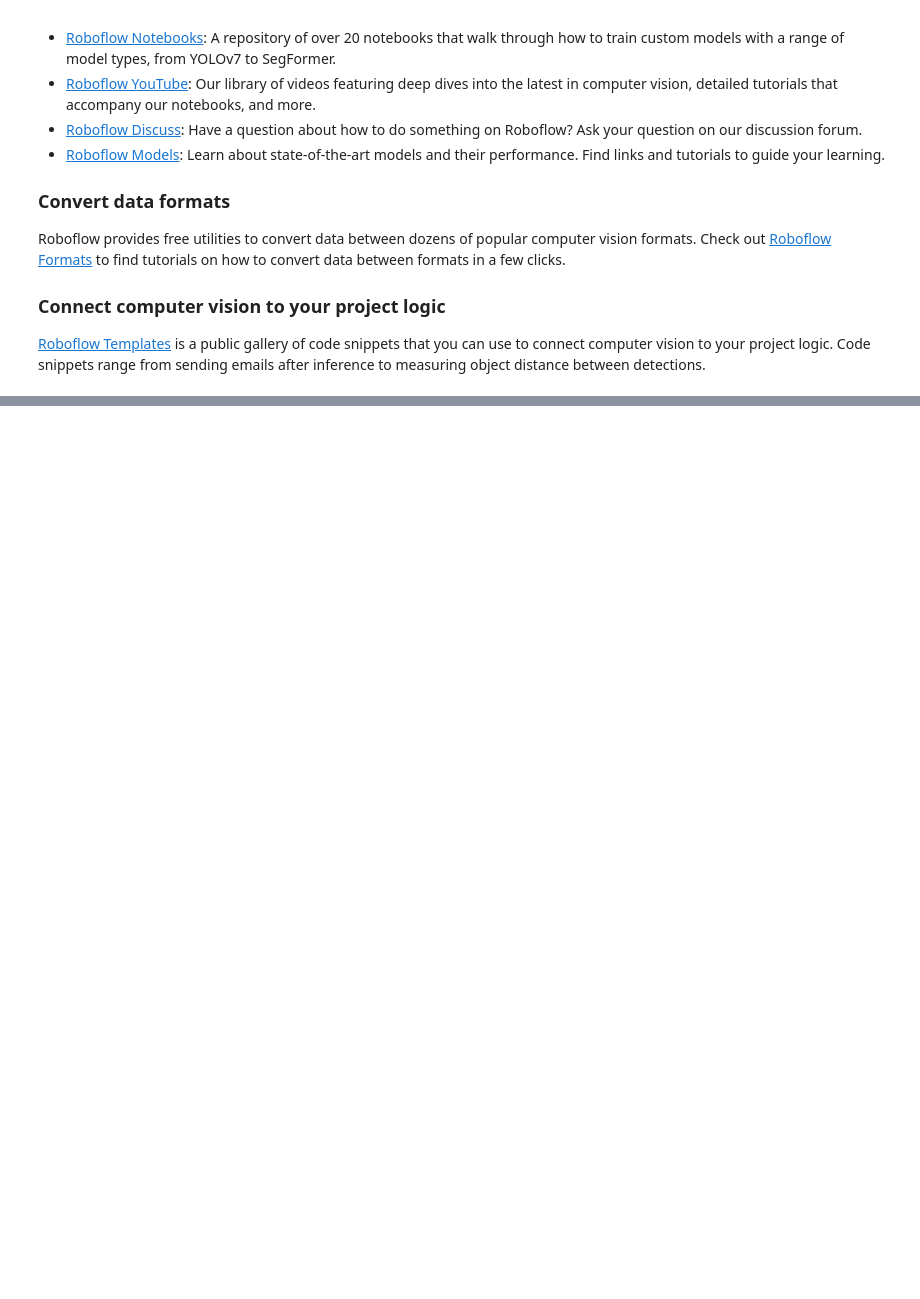
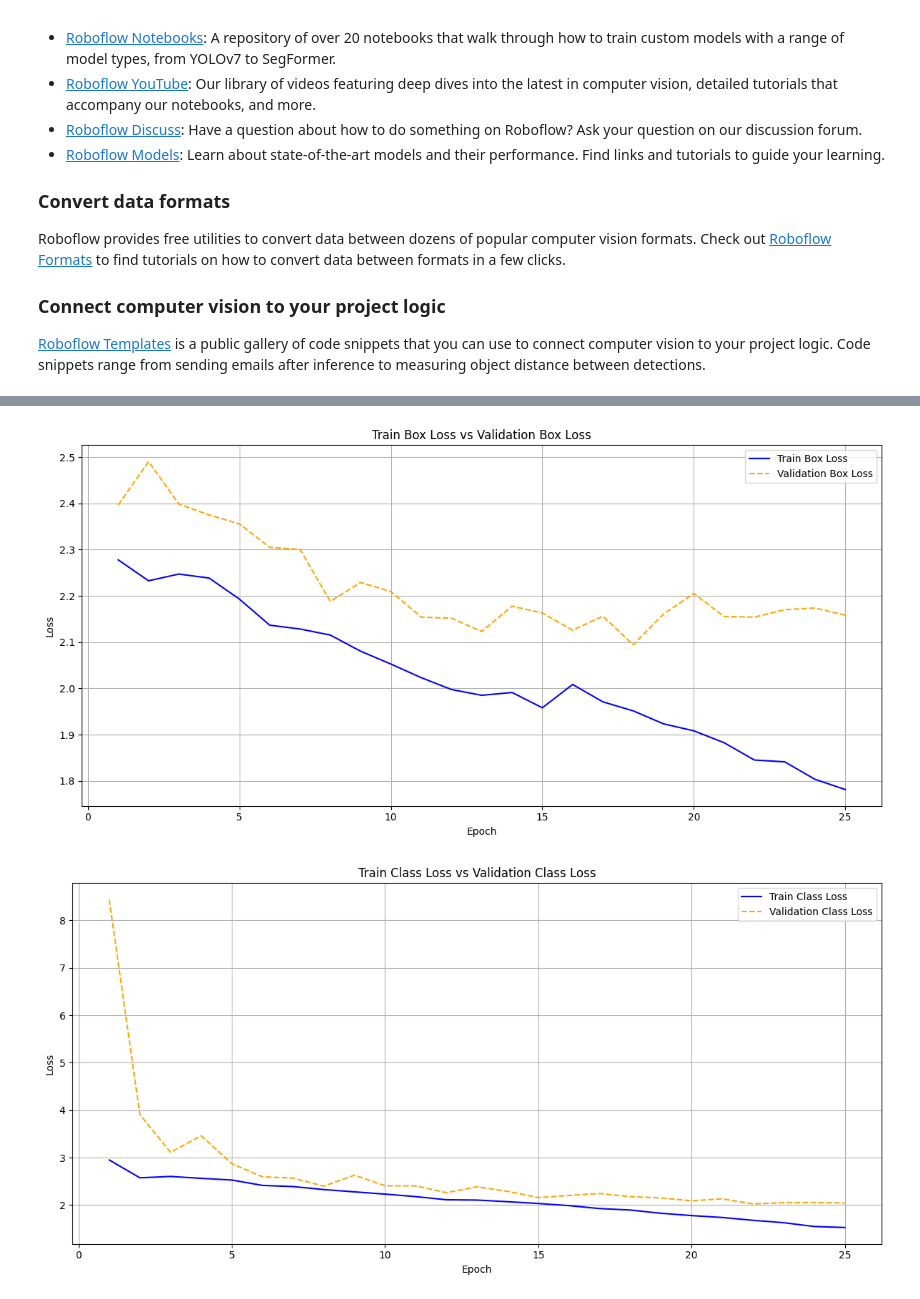
Before and after one commit to Fakhrezy/tbComVis-yolov8, a Jupyter notebook: TrainData.ipynb, the cells around one changed output, grey strips where cells are left out. Saved outputs shown, nothing was run; the diff lists cells and outputs as text; code cells hidden in the pictures; blank space fills up the shorter version.

Commit message:
tambah perbandingan

```diff
--- a/TrainData.ipynb
+++ b/TrainData.ipynb
@@ -509,0 +606,71 @@ Roboflow provides free utilities to convert data between dozens of popular compu
+# %%
+import pandas as pd
+import matplotlib.pyplot as plt
+
+# Path ke file log yang berisi data pelatihan
+file_path = 'runs/detect/train/results.csv'  # Ubah sesuai dengan path file log Anda
+
+# Membaca data dari file log
+data = pd.read_csv(file_path)
+
+# Menghapus spasi dari nama kolom jika perlu
+data.columns = data.columns.str.strip()
+
+# Mengekstrak data untuk grafik
+epochs = data['epoch']
+train_box_loss = data['train/box_loss']
+val_box_loss = data['val/box_loss']
+
+train_cls_loss = data['train/cls_loss']
+val_cls_loss = data['val/cls_loss']
+
+train_dfl_loss = data['train/dfl_loss']
+val_dfl_loss = data['val/dfl_loss']
+
+metrics_precision = data['metrics/precision(B)']
+metrics_recall = data['metrics/recall(B)']
+metrics_mAP50 = data['metrics/mAP50(B)']
+metrics_mAP50_95 = data['metrics/mAP50-95(B)']
+
+# Fungsi untuk membuat grafik perbandingan
+def plot_comparison(x, y1, y2, label1, label2, ylabel, title, filename):
+    plt.figure(figsize=(12, 6))
+    plt.plot(x, y1, color='blue', label=label1)
+    plt.plot(x, y2, color='orange', linestyle='--', label=label2)
+    plt.xlabel('Epoch')
+    plt.ylabel(ylabel)
+    plt.title(title)
+    plt.legend()
+    plt.grid(True)
+    plt.tight_layout()
+    plt.savefig(filename)
+    plt.show()
+
+# Membuat grafik perbandingan untuk setiap metrik
+plot_comparison(epochs, train_box_loss, val_box_loss,
+                'Train Box Loss', 'Validation Box Loss',
+                'Loss', 'Train Box Loss vs Validation Box Loss',
+                'train_box_loss_vs_val_box_loss.png')
+
+plot_comparison(epochs, train_cls_loss, val_cls_loss,
+                'Train Class Loss', 'Validation Class Loss',
+                'Loss', 'Train Class Loss vs Validation Class Loss',
+                'train_cls_loss_vs_val_cls_loss.png')
+
+plot_comparison(epochs, train_dfl_loss, val_dfl_loss,
+                'Train DFL Loss', 'Validation DFL Loss',
+                'Loss', 'Train DFL Loss vs Validation DFL Loss',
+                'train_dfl_loss_vs_val_dfl_loss.png')
+
+plot_comparison(epochs, metrics_precision, metrics_recall,
+                'Precision (B)', 'Recall (B)',
+                'Metric Value', 'Precision vs Recall',
+                'precision_vs_recall.png')
+
+plot_comparison(epochs, metrics_mAP50, metrics_mAP50_95,
+                'mAP50 (B)', 'mAP50-95 (B)',
+                'mAP', 'mAP50 vs mAP50-95',
+                'map50_vs_map50_95.png')
+# %% [output]
+[figure, added]
+[figure, added]
```
Also changed, not shown: parts of 2 cells of this notebook, 5 other files.
